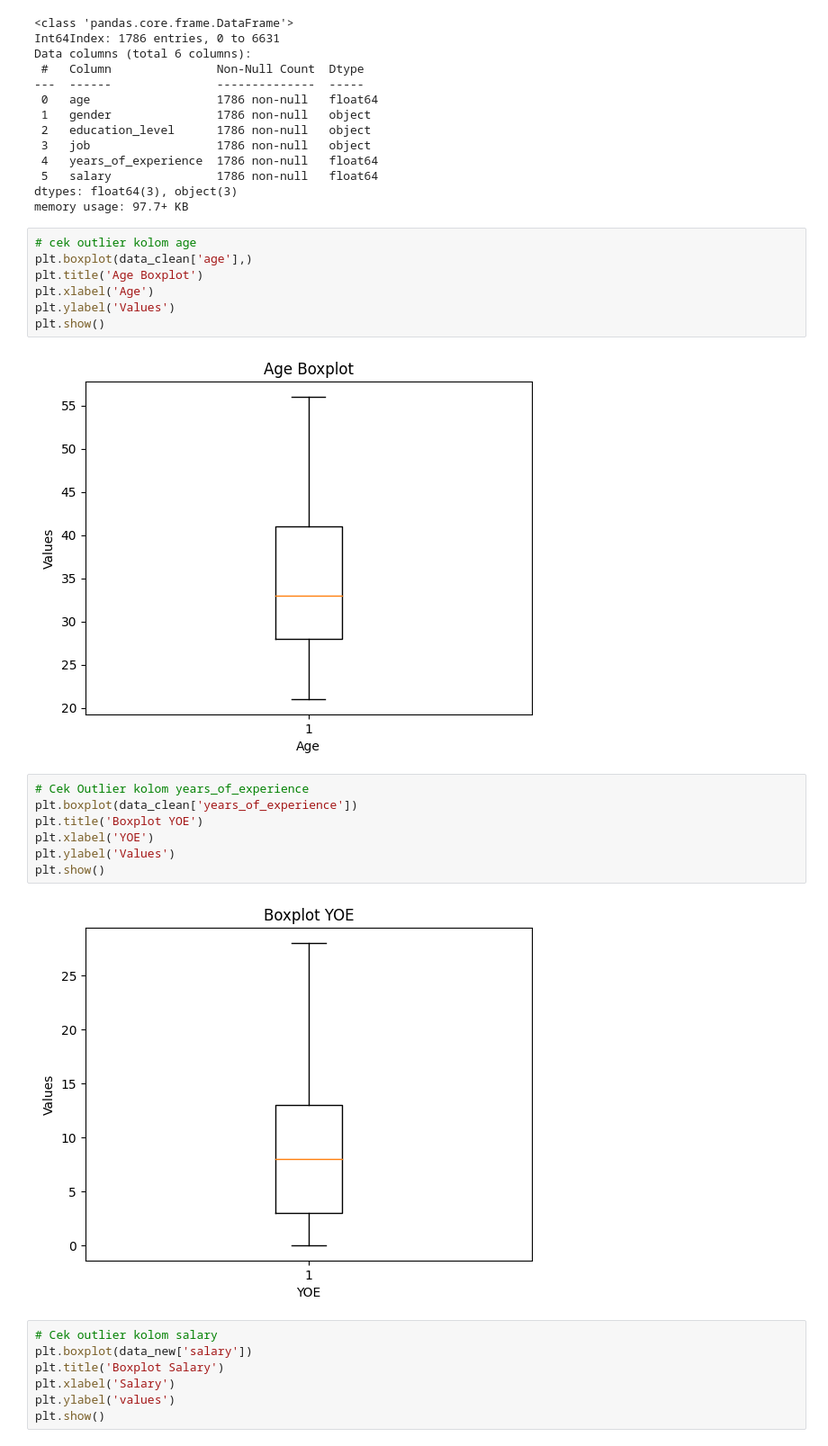
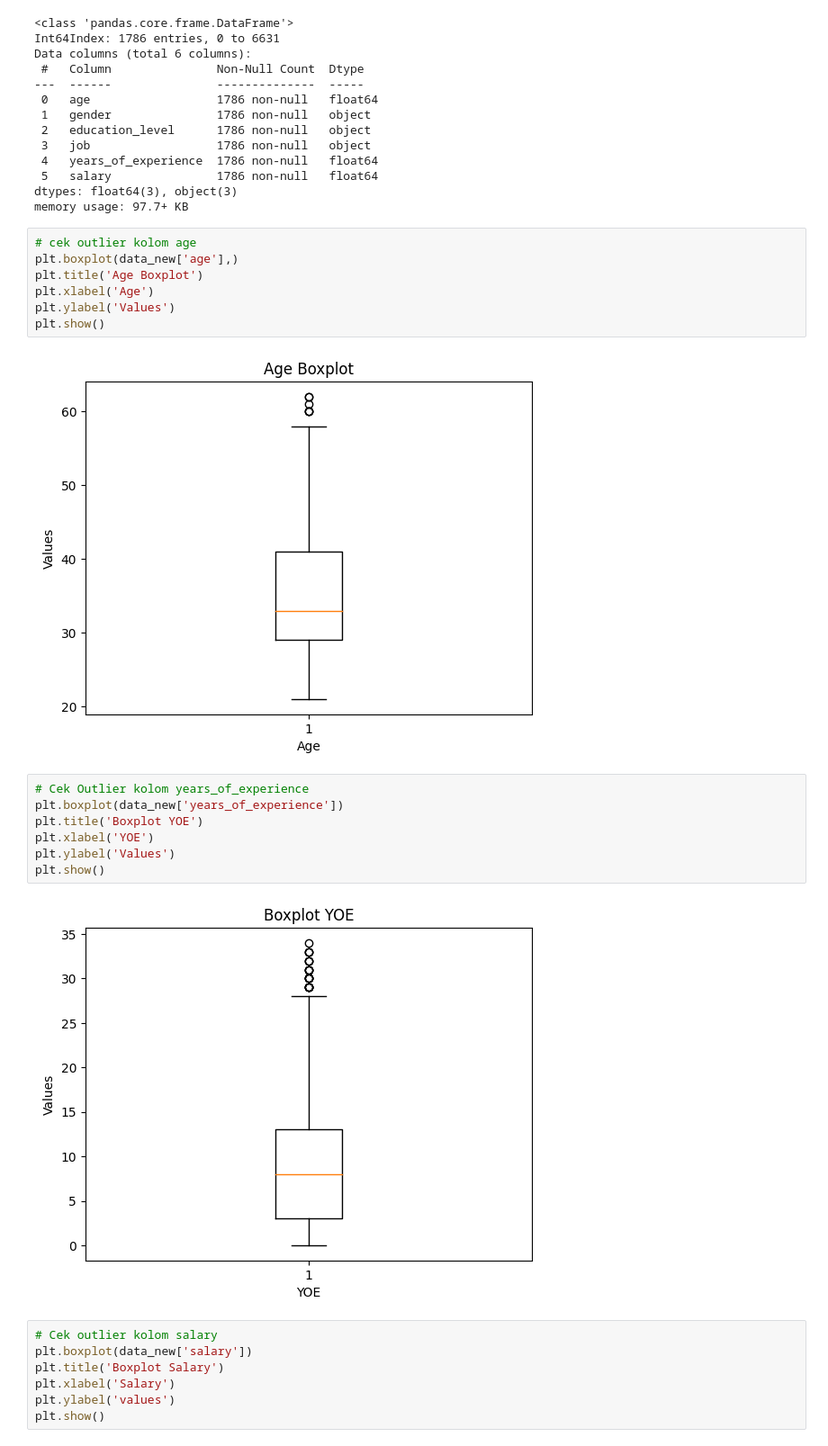
Before and after one commit to jawahirulfn/UAS-Visualisasi_Data, a Jupyter notebook: clean_data/dataclean.ipynb, the cells around one changed output. Shown: that part at 90% size. Cells and saved outputs as stored; diff of their text form.

```diff
--- a/clean_data/dataclean.ipynb
+++ b/clean_data/dataclean.ipynb
@@ -160,22 +160,22 @@ dtypes: float64(3), object(3)
 memory usage: 97.7+ KB
 # %%
 # cek outlier kolom age
-plt.boxplot(data_clean['age'],)
+plt.boxplot(data_new['age'],)
 plt.title('Age Boxplot')
 plt.xlabel('Age')
 plt.ylabel('Values')
 plt.show()
 # %% [output]
-[figure, old version]
+[figure, new version]
 # %%
 # Cek Outlier kolom years_of_experience
-plt.boxplot(data_clean['years_of_experience'])
+plt.boxplot(data_new['years_of_experience'])
 plt.title('Boxplot YOE')
 plt.xlabel('YOE')
 plt.ylabel('Values')
 plt.show()
 # %% [output]
-[figure, old version]
+[figure, new version]
 # %%
 # Cek outlier kolom salary
 plt.boxplot(data_new['salary'])
```
